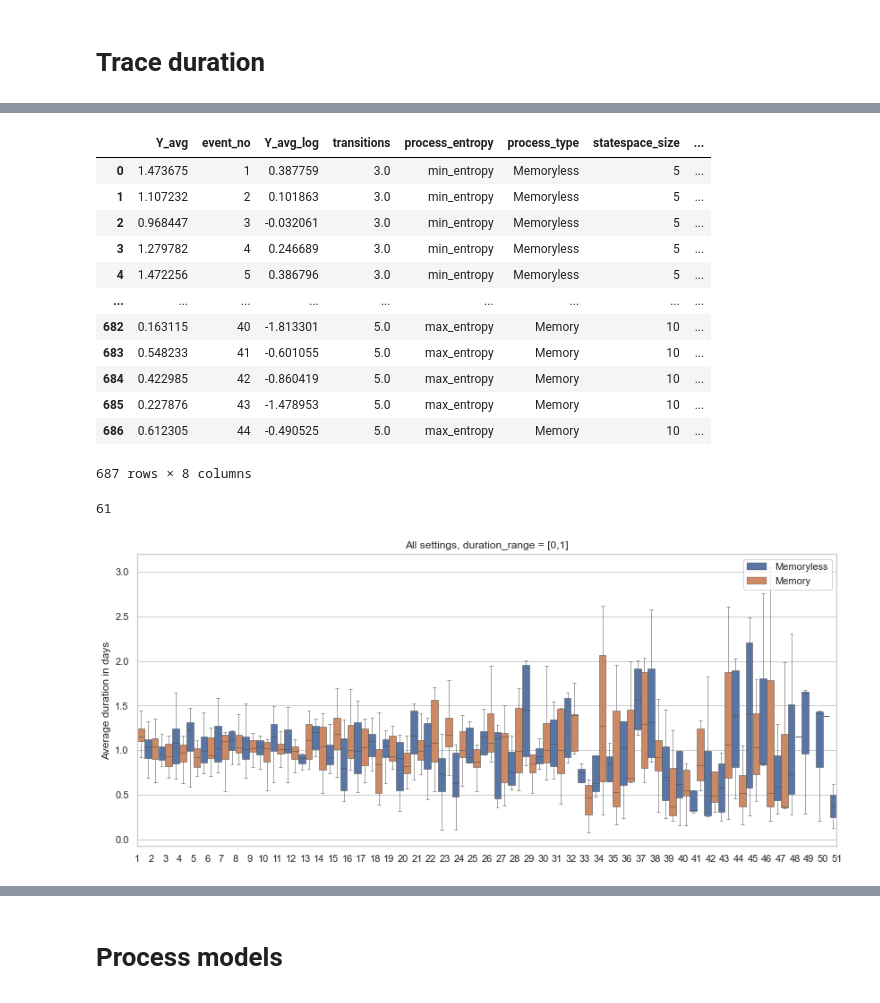
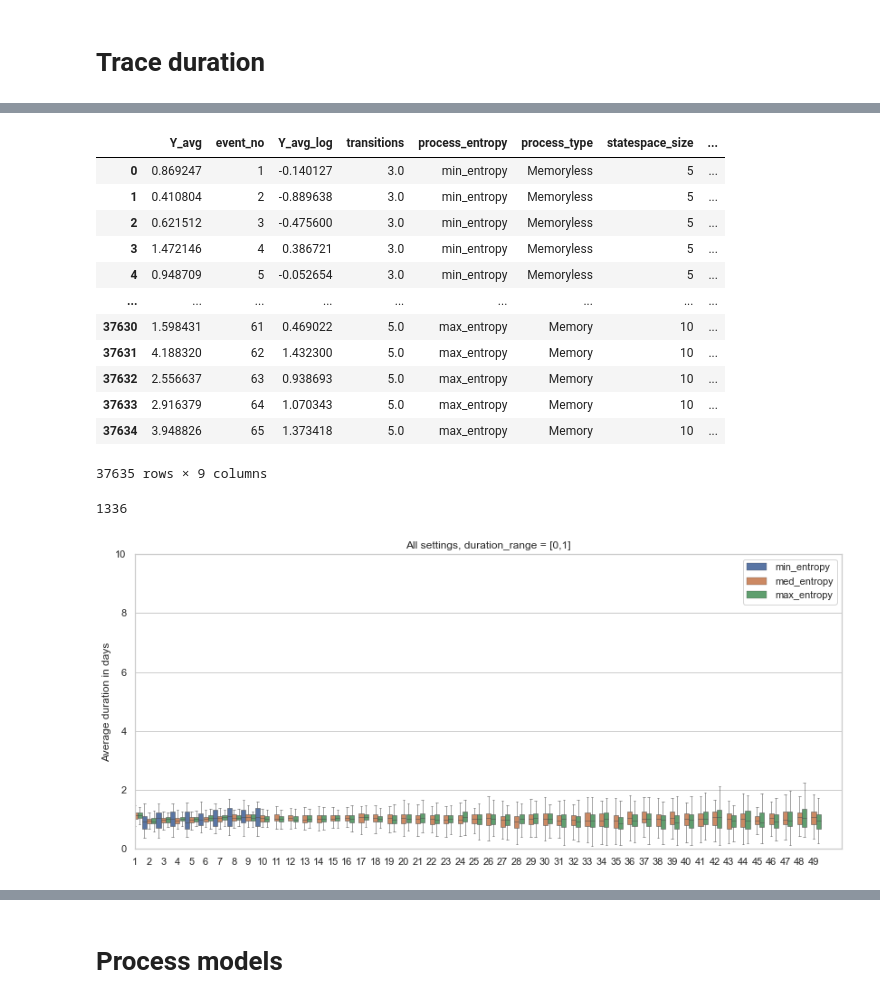
Before and after one commit to Mikeriess/SBPS_framework, a Jupyter notebook: analysis/simulation_analysis.ipynb, the cells around one changed output, grey strips where cells are left out. Drawn from its saved outputs; the diff is of its cells as text; code cells hidden in the pictures.

```diff
--- a/analysis/simulation_analysis.ipynb
+++ b/analysis/simulation_analysis.ipynb
@@ -135,7 +130,7 @@ sns.boxplot(x='process_entropy',
 # %% [markdown]
 # Simulation time
 # %%
-sns.set(rc={'figure.figsize':(12, 6)})
+sns.set(rc={'figure.figsize':(8, 6)})
 sns.set_style("whitegrid")
 
 fig, ax = plt.subplots(1,2)
@@ -182,10 +177,10 @@ sns.boxplot(x='process_type',
 
 
 ax[0].set(ylabel='Time in seconds', xlabel='', title="")#, ylim=[0,1100])
-ax[0].legend(loc='upper right')
+ax[0].legend(loc='upper left')
 
 ax[1].set(ylabel='', xlabel='', title="")#, ylim=[0,1100])
 ax[1].legend([],[], frameon=False)
 
-plt.savefig('Simulation_durations.png')
+plt.savefig('Simulation_durations.png', dpi=200, bbox_inches = "tight")
 # %% [output]
@@ -475,6 +697,8 @@ for run in results.RUN:
     transitions = results.loc[results.RUN==run].med_ent_n_transitions.values[0]
     process_type = results.loc[results.RUN==run].process_type.values[0]
     number_of_traces = results.loc[results.RUN==run].number_of_traces.values[0]
+
+    activity_duration_lambda_range = results.loc[results.RUN==run].activity_duration_lambda_range.values[0]
 
     #load eventlog
     df = pd.read_csv("../results/"+str(run)+"_Eventlog_"+process_entropy+"_"+process_type+".csv")
@@ -497,6 +721,7 @@ for run in results.RUN:
     prefix["process_type"] = process_type
     prefix["statespace_size"] = statespace_size
     prefix["number_of_traces"] = number_of_traces
+    prefix["activity_duration_lambda_range"] = activity_duration_lambda_range
 
     if run == results.RUN[0]:
         prefix_all_duration = prefix
@@ -507,22 +732,22 @@ prefix_all_duration.to_csv("prefix_all_duration.csv",index=False)
 prefix_all_duration
 # %% [output]
 |  | Y_avg | event_no | Y_avg_log | transitions | process_entropy | process_type | statespace_size | ... |
-| 0 | 1.473675 | 1 | 0.387759 | 3.0 | min_entropy | Memoryless | 5 | ... |
-| 1 | 1.107232 | 2 | 0.101863 | 3.0 | min_entropy | Memoryless | 5 | ... |
-| 2 | 0.968447 | 3 | -0.032061 | 3.0 | min_entropy | Memoryless | 5 | ... |
-| 3 | 1.279782 | 4 | 0.246689 | 3.0 | min_entropy | Memoryless | 5 | ... |
-| 4 | 1.472256 | 5 | 0.386796 | 3.0 | min_entropy | Memoryless | 5 | ... |
+| 0 | 0.869247 | 1 | -0.140127 | 3.0 | min_entropy | Memoryless | 5 | ... |
+| 1 | 0.410804 | 2 | -0.889638 | 3.0 | min_entropy | Memoryless | 5 | ... |
+| 2 | 0.621512 | 3 | -0.475600 | 3.0 | min_entropy | Memoryless | 5 | ... |
+| 3 | 1.472146 | 4 | 0.386721 | 3.0 | min_entropy | Memoryless | 5 | ... |
+| 4 | 0.948709 | 5 | -0.052654 | 3.0 | min_entropy | Memoryless | 5 | ... |
 | ... | ... | ... | ... | ... | ... | ... | ... | ... |
-| 682 | 0.163115 | 40 | -1.813301 | 5.0 | max_entropy | Memory | 10 | ... |
-| 683 | 0.548233 | 41 | -0.601055 | 5.0 | max_entropy | Memory | 10 | ... |
-| 684 | 0.422985 | 42 | -0.860419 | 5.0 | max_entropy | Memory | 10 | ... |
-| 685 | 0.227876 | 43 | -1.478953 | 5.0 | max_entropy | Memory | 10 | ... |
-| 686 | 0.612305 | 44 | -0.490525 | 5.0 | max_entropy | Memory | 10 | ... |
+| 37630 | 1.598431 | 61 | 0.469022 | 5.0 | max_entropy | Memory | 10 | ... |
+| 37631 | 4.188320 | 62 | 1.432300 | 5.0 | max_entropy | Memory | 10 | ... |
+| 37632 | 2.556637 | 63 | 0.938693 | 5.0 | max_entropy | Memory | 10 | ... |
+| 37633 | 2.916379 | 64 | 1.070343 | 5.0 | max_entropy | Memory | 10 | ... |
+| 37634 | 3.948826 | 65 | 1.373418 | 5.0 | max_entropy | Memory | 10 | ... |
-687 rows × 8 columns
+37635 rows × 9 columns
 # %%
 np.max(prefix_all_duration.event_no)
 # %% [output]
-61
+1336
 # %%
 import numpy as np
 import seaborn as sns
@@ -539,38 +764,44 @@ whisker = 1.5
 lw=0.5
 w = 1
 
-data = prefix_all_duration.loc[prefix_all_duration.event_no < 500]
+data = prefix_all_duration.loc[prefix_all_duration.event_no < 50]
+data = data.loc[data.activity_duration_lambda_range == 1]
+data = data.loc[data.process_type == "Memory"]
 
 sns.boxplot(x="event_no",
             y="Y_avg",
-            hue="process_type",
+            hue="process_entropy",
             ax=ax,
             width=w,
             dodge=True,
             showfliers = False,
             linewidth=lw,
             whis=whisker,
              data=data)
 
 #sns.despine()
 #ax.set_title("event_no_y_avg: "+variable)
 
 
-ax.set(ylabel='Average duration in days', xlabel='', title="All settings, duration_range = [0,1]")#, ylim=[0,110])
+ax.set(ylabel='Average duration in days', xlabel='', title="All settings, duration_range = [0,1]", ylim=[0,10])
 ax.legend(loc='upper right')
 
 #set x axis limits
 ax.set(xlim=(0, 50))
+
+
 
 #get start and end of x axis limits
 #start, end = ax.get_xlim()
 
 #set tick marks on x-axis
 #ax.xaxis.set_ticks(np.arange(start, end, 5))
 
 #ax.xaxis.set_ticks(np.arange(start, end, 50))
 #ax.xaxis.set_major_formatter(ticker.FormatStrFormatter("%")) #".1f ".01f"
 
-fig.savefig('Prefix_all_duration_0_500.png')
+
+
+fig.savefig('Prefix_all_duration_0_50.png', dpi=200, bbox_inches = "tight")
 # %% [output]
-[figure, old version]
+[figure, new version]
```
Also changed, not shown: parts of 32 cells of this notebook, 46 other files.
